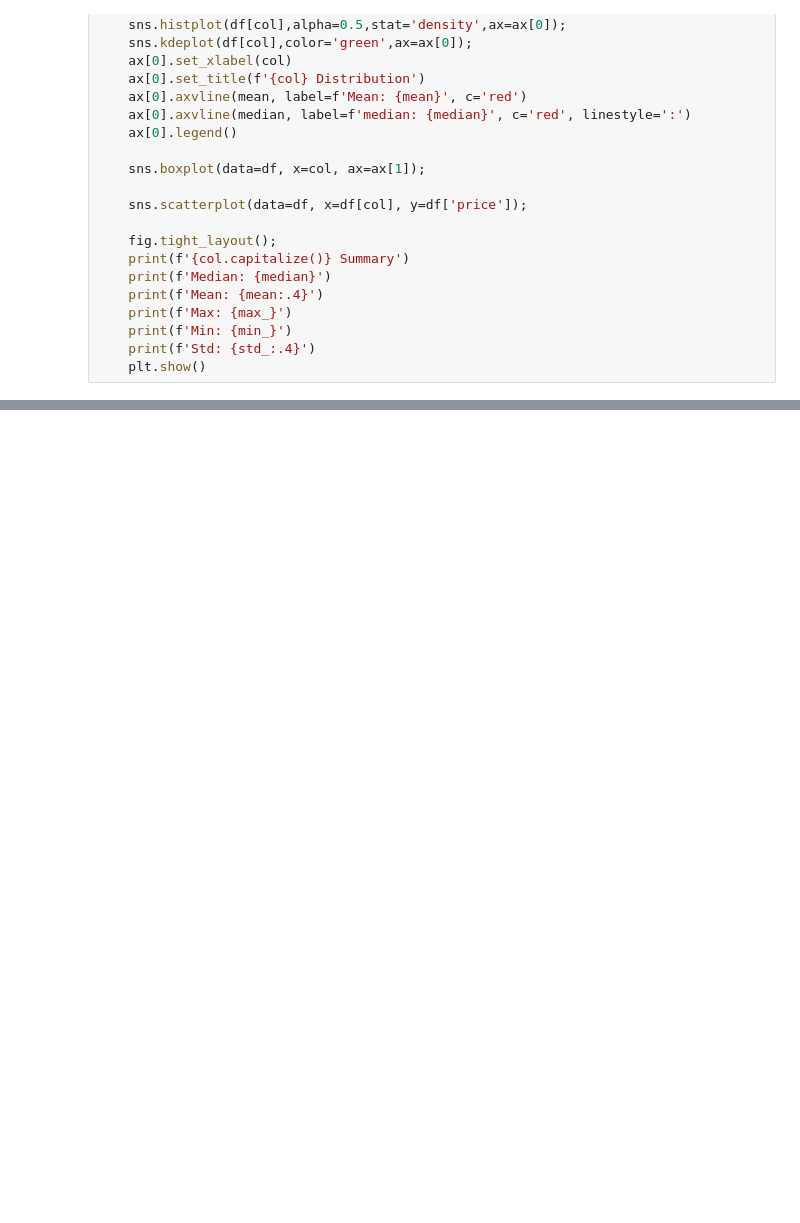
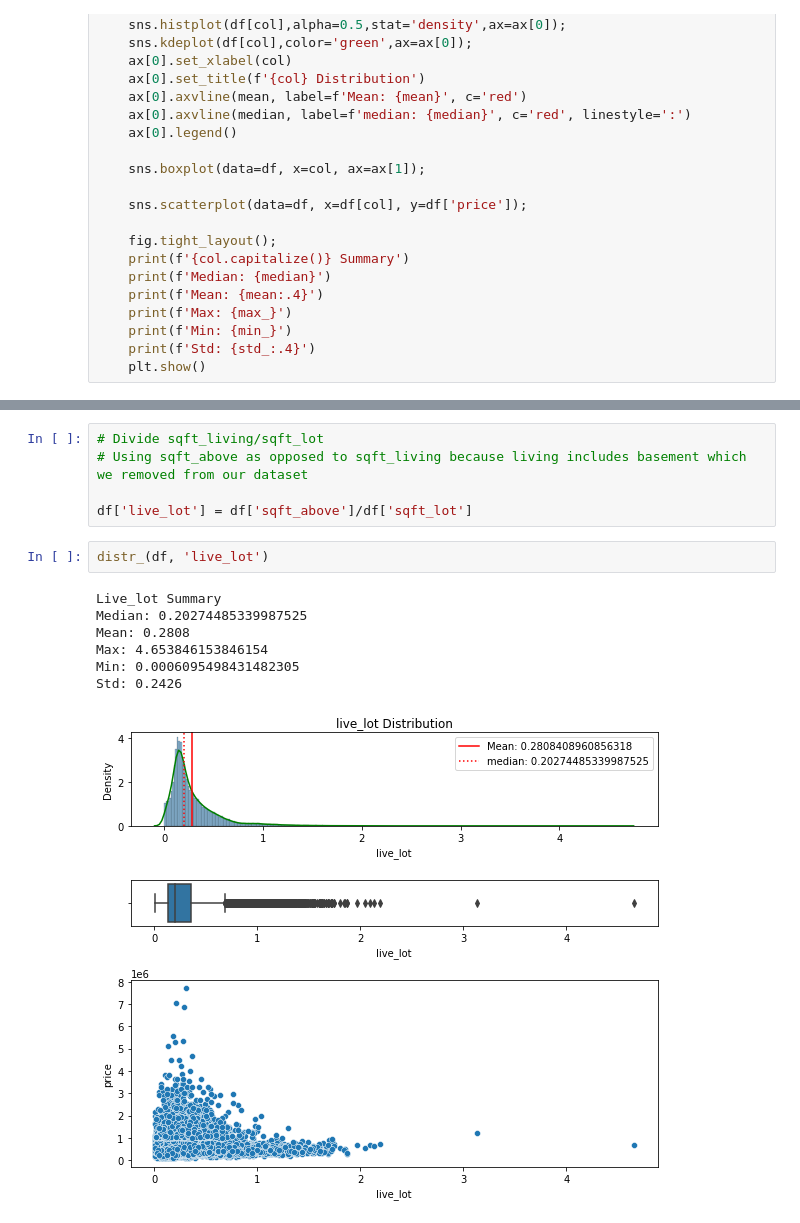
Before and after one commit to kuninethan95/dsc-phase-2-project, a Jupyter notebook: OSEMN ReOrg.ipynb, the cells around one changed output, grey strips where cells are left out. Saved outputs shown, nothing was run; the diff lists cells and outputs as text; blank space fills up the shorter version.

```diff
--- a/OSEMN ReOrg.ipynb
+++ b/OSEMN ReOrg.ipynb
@@ -449,0 +806,15 @@ for col in eda_check:
+# %%
+# Divide sqft_living/sqft_lot
+# Using sqft_above as opposed to sqft_living because living includes basement which we removed from our dataset
+
+df['live_lot'] = df['sqft_above']/df['sqft_lot']
+# %%
+distr_(df, 'live_lot')
+# %% [output]
+Live_lot Summary
+Median: 0.20274485339987525
+Mean: 0.2808
+Max: 4.653846153846154
+Min: 0.0006095498431482305
+Std: 0.2426
+[figure, added]
```
Also changed, not shown: parts of 61 cells of this notebook.
